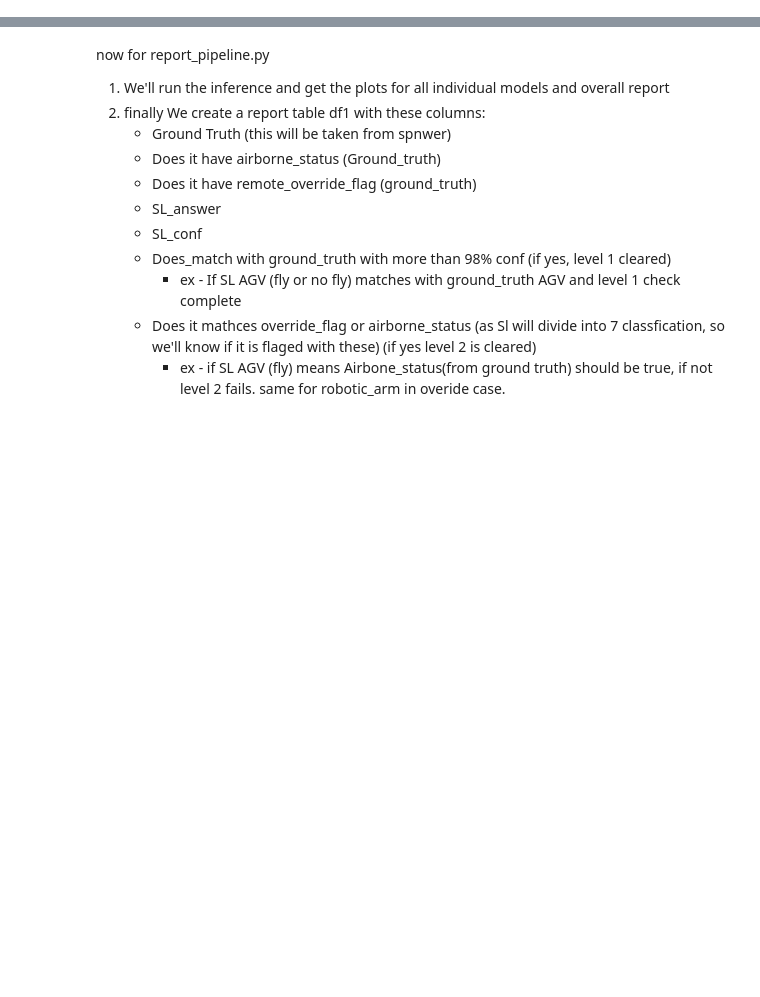
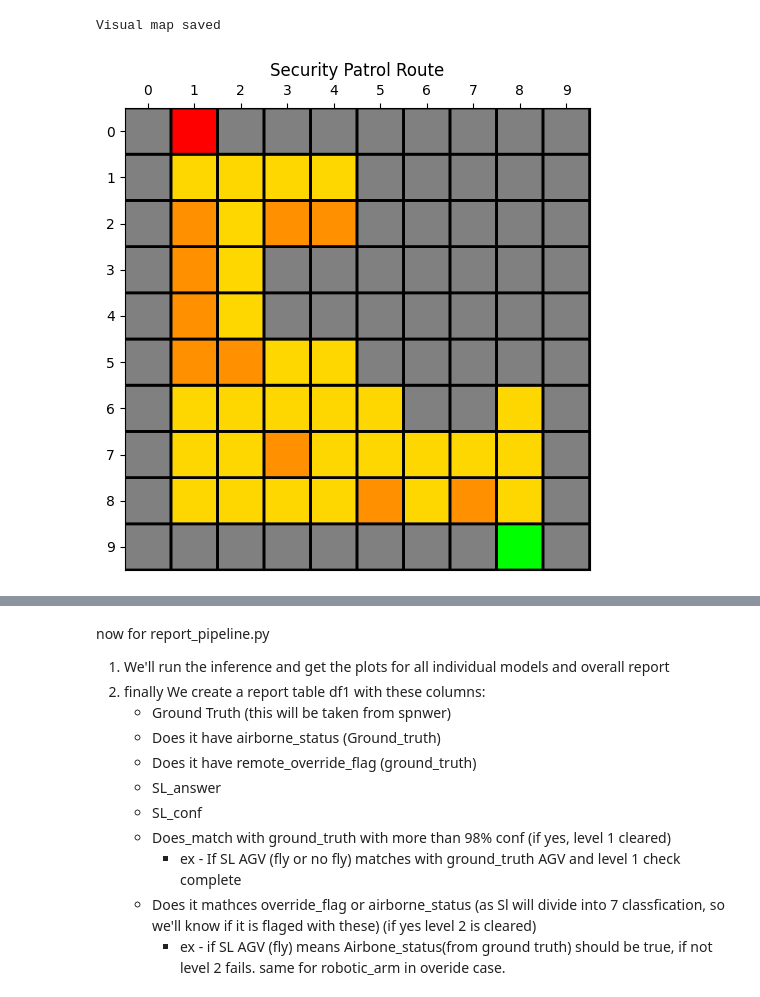
Before and after one commit to peeyushkumarmisra/Sentinel-CPS-Multi-Modal-Anomaly-Detection-for-Autonomous-Systems, a Jupyter notebook: Report.ipynb, the cells around one changed output, grey strips where cells are left out. Cells and saved outputs as stored; diff of their text form; code cells hidden in the pictures; blank space fills up the shorter version.

```diff
--- a/Report.ipynb
+++ b/Report.ipynb
@@ -2,0 +203,9 @@
+# %%
+from Env.env_gen import MapGenerator
+
+map = MapGenerator(seed=SEED)
+map.generate_map()
+map.visualize()
+# %% [output]
+Visual map saved
+[figure, added]
```
Also changed, not shown: parts of 31 cells of this notebook, 30 other files.
